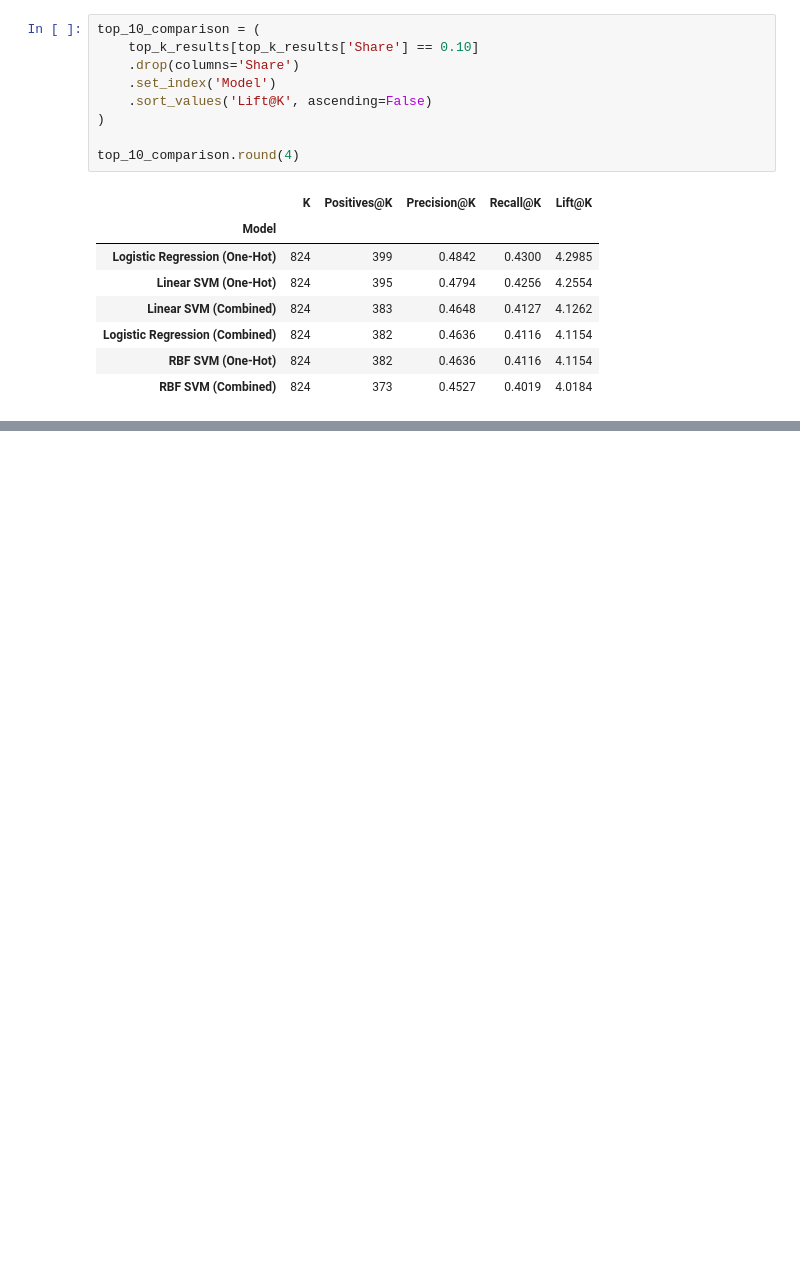
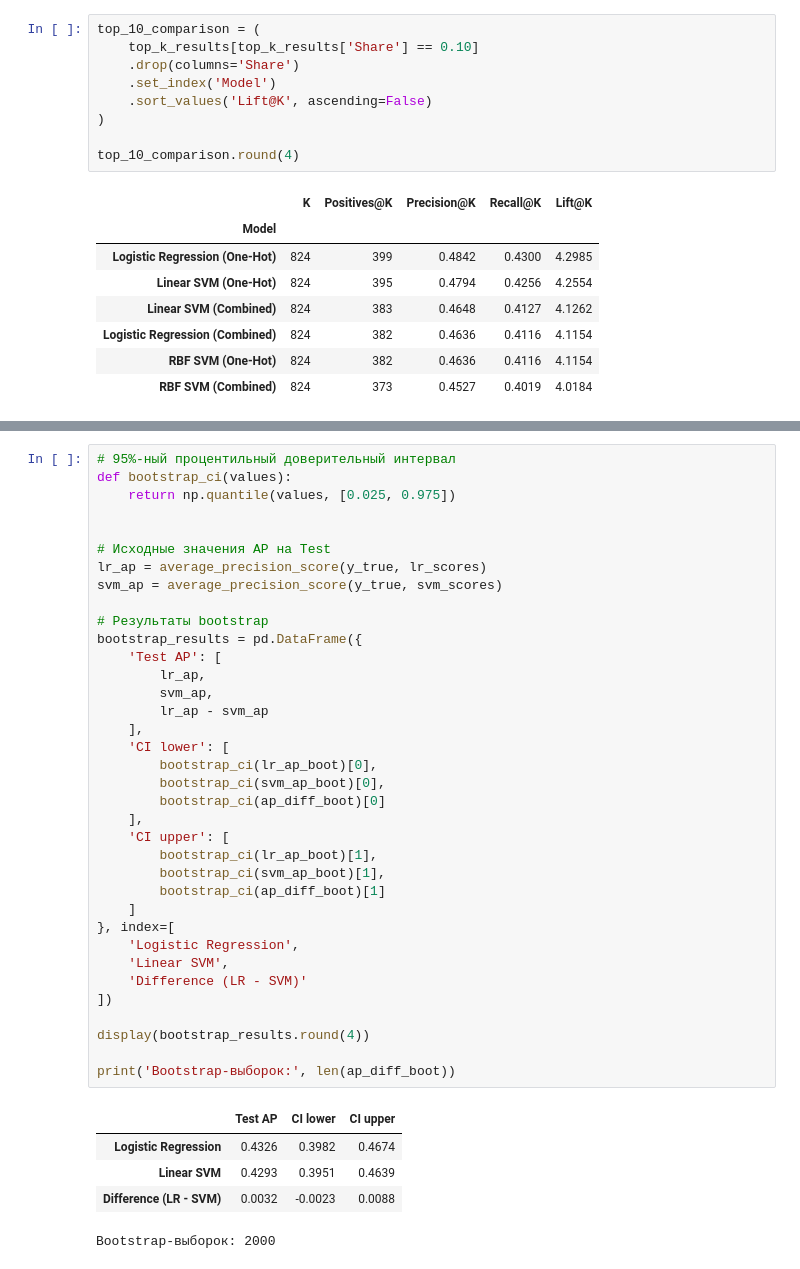
Before and after one commit to victoriia-warexify/bank-marketing-ml, a Jupyter notebook: notebooks/04_model_comparison.ipynb, the cells around one changed output, grey strips where cells are left out. Saved outputs shown, nothing was run; the diff lists cells and outputs as text; blank space fills up the shorter version.

Commit message:
Add bootstrap confidence intervals and update README

```diff
--- a/notebooks/04_model_comparison.ipynb
+++ b/notebooks/04_model_comparison.ipynb
@@ -871,0 +922,42 @@ Logistic Regression с One-Hot Encoding показала лучший резул
+# %%
+# 95%-ный процентильный доверительный интервал
+def bootstrap_ci(values):
+    return np.quantile(values, [0.025, 0.975])
+
+
+# Исходные значения AP на Test
+lr_ap = average_precision_score(y_true, lr_scores)
+svm_ap = average_precision_score(y_true, svm_scores)
+
+# Результаты bootstrap
+bootstrap_results = pd.DataFrame({
+    'Test AP': [
+        lr_ap,
+        svm_ap,
+        lr_ap - svm_ap
+    ],
+    'CI lower': [
+        bootstrap_ci(lr_ap_boot)[0],
+        bootstrap_ci(svm_ap_boot)[0],
+        bootstrap_ci(ap_diff_boot)[0]
+    ],
+    'CI upper': [
+        bootstrap_ci(lr_ap_boot)[1],
+        bootstrap_ci(svm_ap_boot)[1],
+        bootstrap_ci(ap_diff_boot)[1]
+    ]
+}, index=[
+    'Logistic Regression',
+    'Linear SVM',
+    'Difference (LR - SVM)'
+])
+
+display(bootstrap_results.round(4))
+
+print('Bootstrap-выборок:', len(ap_diff_boot))
+# %% [output]
+|  | Test AP | CI lower | CI upper |
+| Logistic Regression | 0.4326 | 0.3982 | 0.4674 |
+| Linear SVM | 0.4293 | 0.3951 | 0.4639 |
+| Difference (LR - SVM) | 0.0032 | -0.0023 | 0.0088 |
+Bootstrap-выборок: 2000
```
Also changed, not shown: parts of 10 cells of this notebook, 1 other file.
